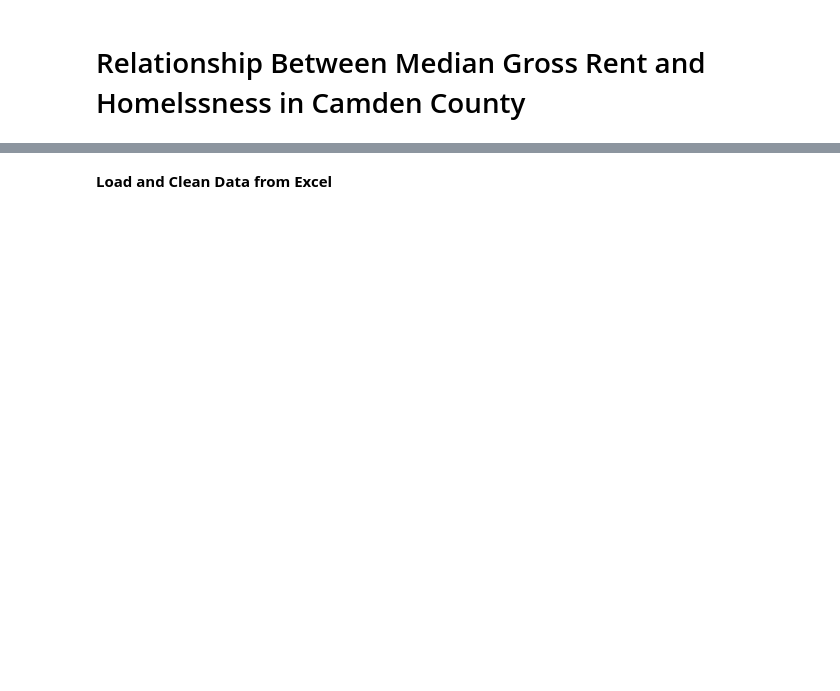
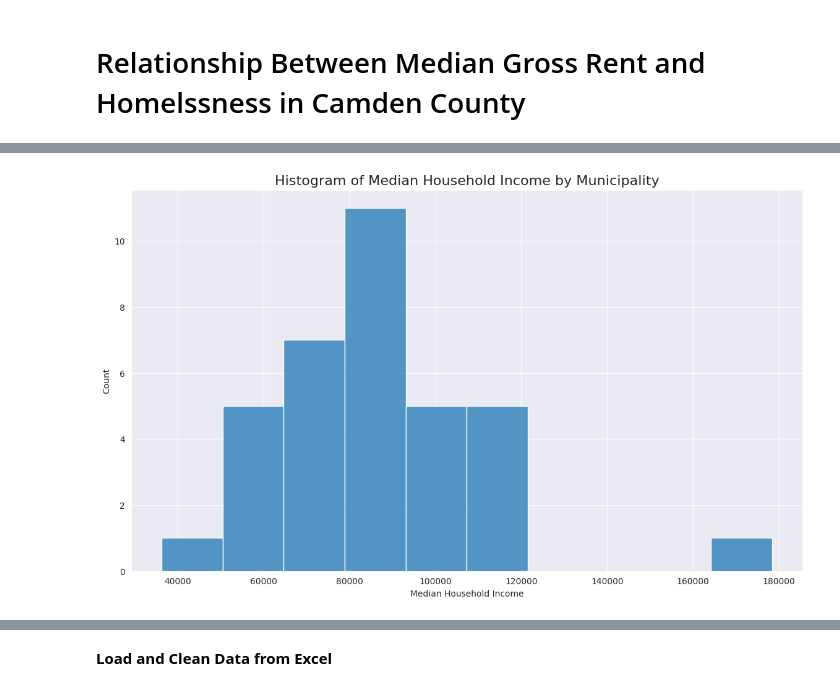
Before and after one commit to Funmiadebajo/GIS, a Jupyter notebook: PS4.ipynb, the cells around one changed output, grey strips where cells are left out. Saved outputs shown, nothing was run; the diff lists cells and outputs as text; code cells hidden in the pictures; blank space fills up the shorter version.

```diff
--- a/PS4.ipynb
+++ b/PS4.ipynb
@@ -362,0 +408,9 @@ plt.show();
+# %%
+research_data = pd.read_csv('https://github.com/Funmiadebajo/GIS/raw/refs/heads/main/research_data.csv')
+median_household_income = research_data['Median Household Income'].dropna()
+plt.figure(figsize = (14, 8))
+plt.title('Histogram of Median Household Income by Municipality', fontsize=16)
+sns.histplot(median_household_income)
+sns.set_style("darkgrid");
+# %% [output]
+[figure, added]
```
Also changed, not shown: parts of 37 cells of this notebook.
